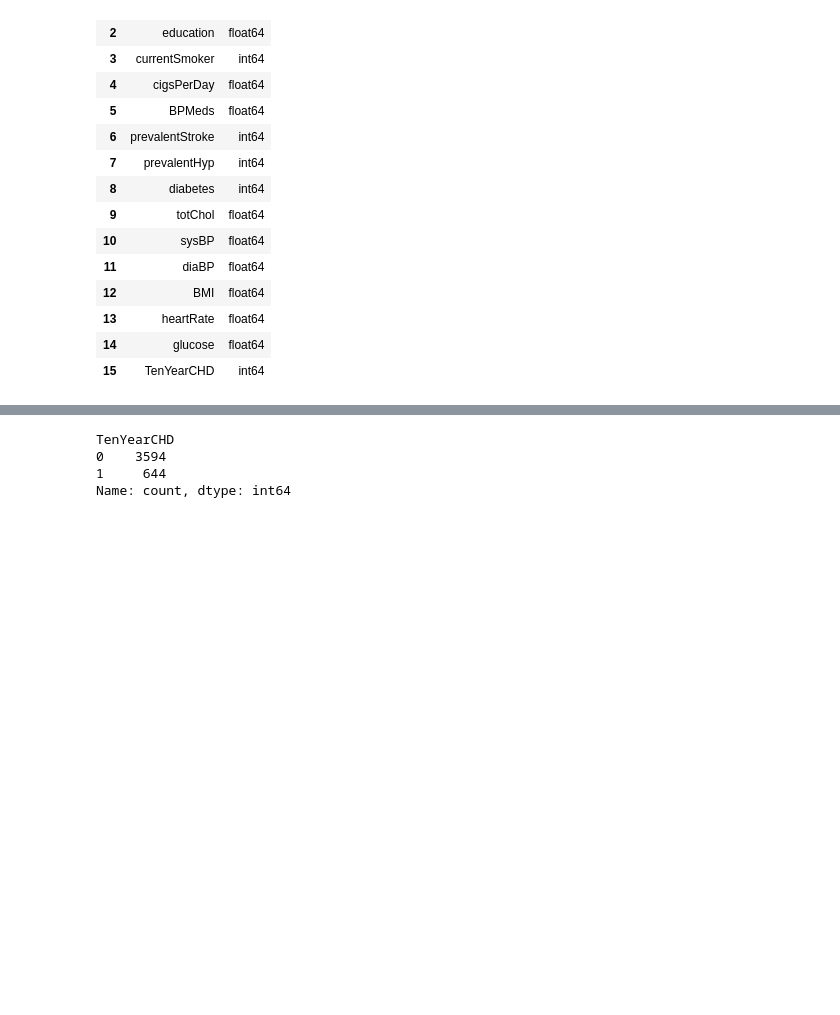
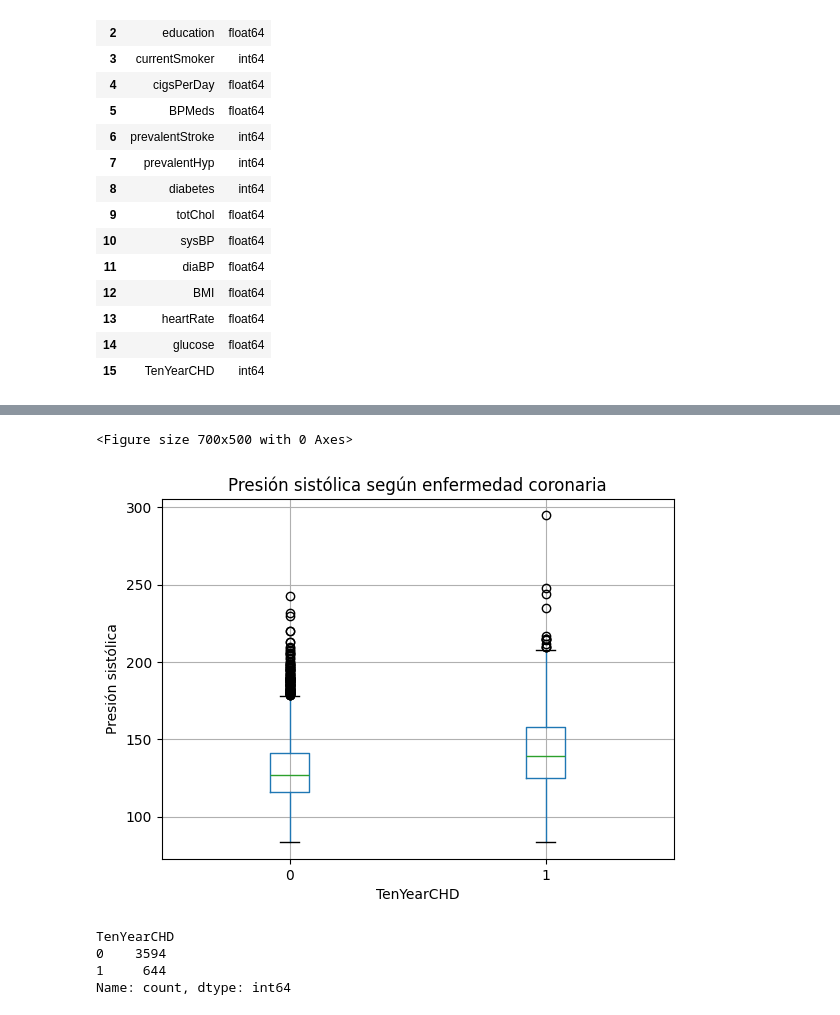
Before and after one commit to Prod1982/mcdi501_grupo6, a Jupyter notebook: notebooks/F1_Analisis_Exploratorio.ipynb, the cells around one changed output, grey strips where cells are left out. Cells and saved outputs as stored; diff of their text form; code cells hidden in the pictures; blank space fills up the shorter version.

```diff
--- a/notebooks/F1_Analisis_Exploratorio.ipynb
+++ b/notebooks/F1_Analisis_Exploratorio.ipynb
@@ -196,3 +331,20 @@ tipos
+# %%
+plt.figure(figsize=(7,5))
+
+df.boxplot(column="sysBP", by="TenYearCHD")
+
+plt.title("Presión sistólica según enfermedad coronaria")
+
+plt.suptitle("")
+
+plt.xlabel("TenYearCHD")
+
+plt.ylabel("Presión sistólica")
+
+plt.show()
+# %% [output]
+<Figure size 700x500 with 0 Axes>
+[figure, added]
 # %%
 df["TenYearCHD"].value_counts()
 # %% [output]
```
Also changed, not shown: parts of 12 cells of this notebook.
